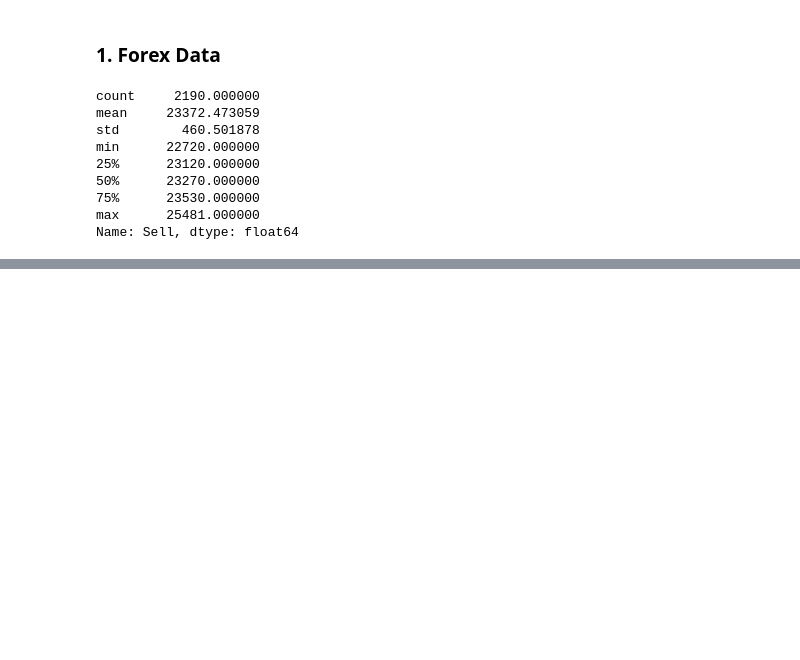
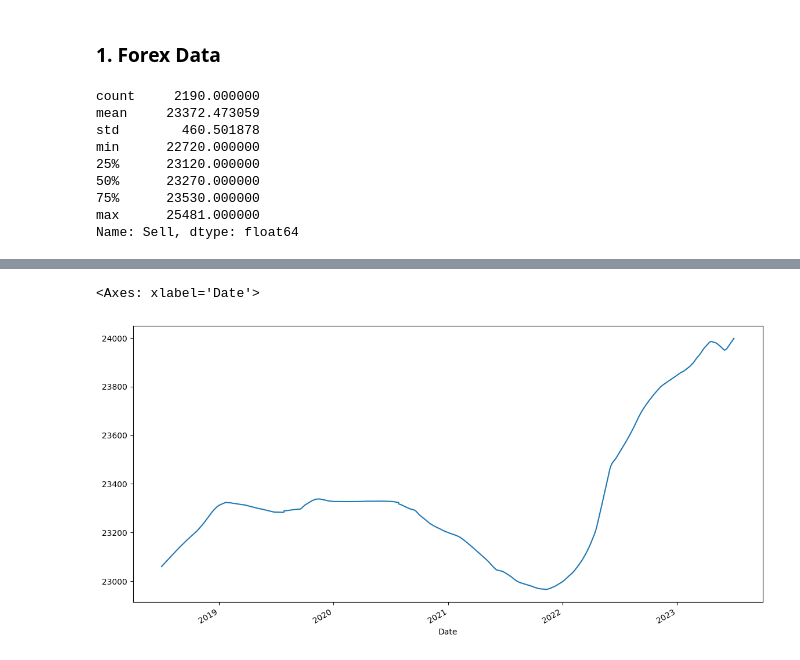
Before and after one commit to VA0211/DSP391m_GROUP3, a Jupyter notebook: eda/eda.ipynb, the cells around one changed output, grey strips where cells are left out. Cells and saved outputs as stored; diff of their text form; code cells hidden in the pictures; blank space fills up the shorter version.

```diff
--- a/eda/eda.ipynb
+++ b/eda/eda.ipynb
@@ -70,0 +94,5 @@ plt.show()
+# %%
+result.trend.plot()
+# %% [output]
+<Axes: xlabel='Date'>
+[figure, added]
```
Also changed, not shown: parts of 7 cells of this notebook.
